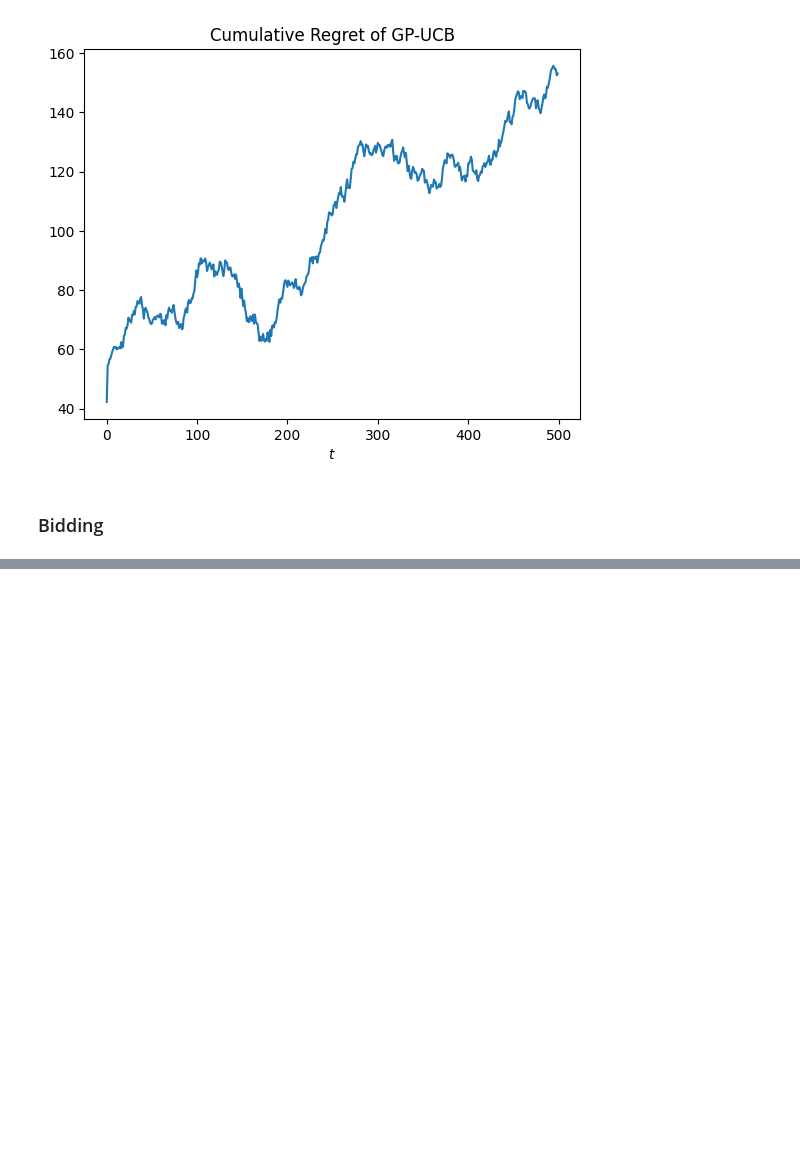
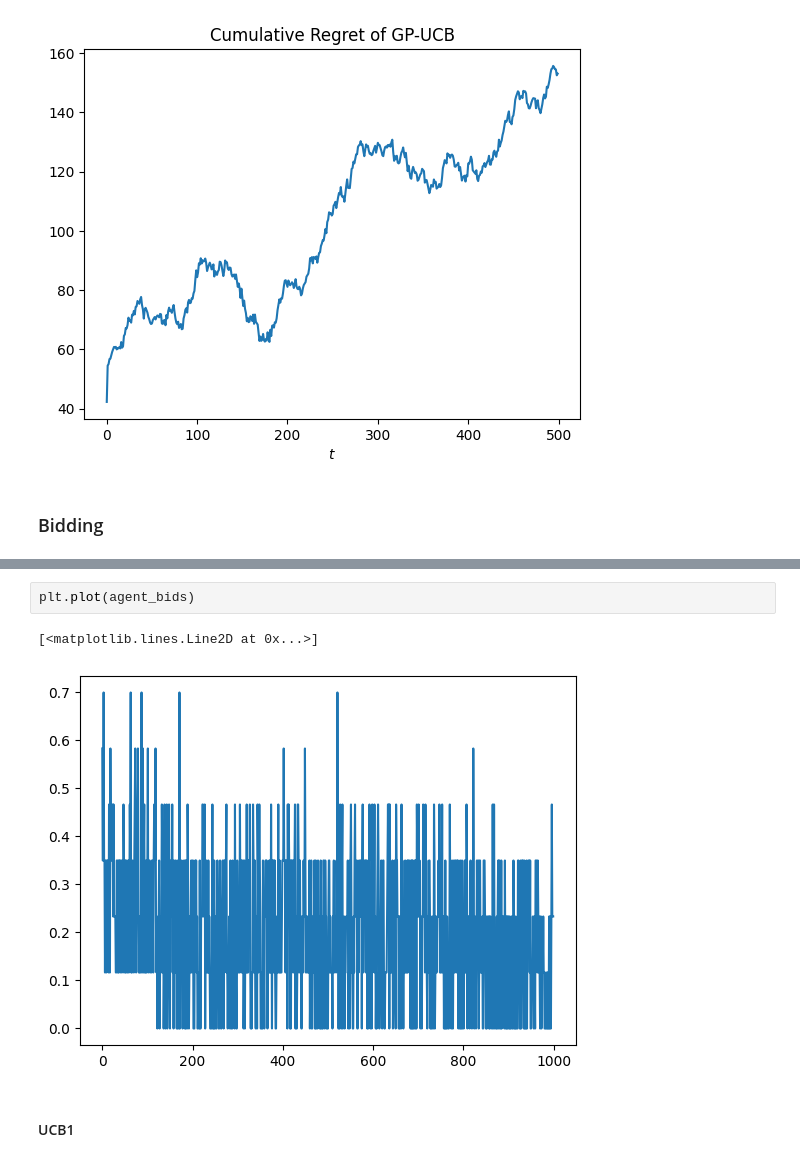
Before and after one commit to tommaso1giordano/OLAProject, a Jupyter notebook: project.ipynb, the cells around one changed output, grey strips where cells are left out. Cells and saved outputs as stored; diff of their text form; blank space fills up the shorter version.

```diff
--- a/project.ipynb
+++ b/project.ipynb
@@ -146,0 +286,7 @@ plt.show()
+# %%
+plt.plot(agent_bids)
+# %% [output]
+[<matplotlib.lines.Line2D at 0x...>]
+[figure, added]
+# %% [markdown]
+#### UCB1
```
Also changed, not shown: parts of 11 cells of this notebook.
